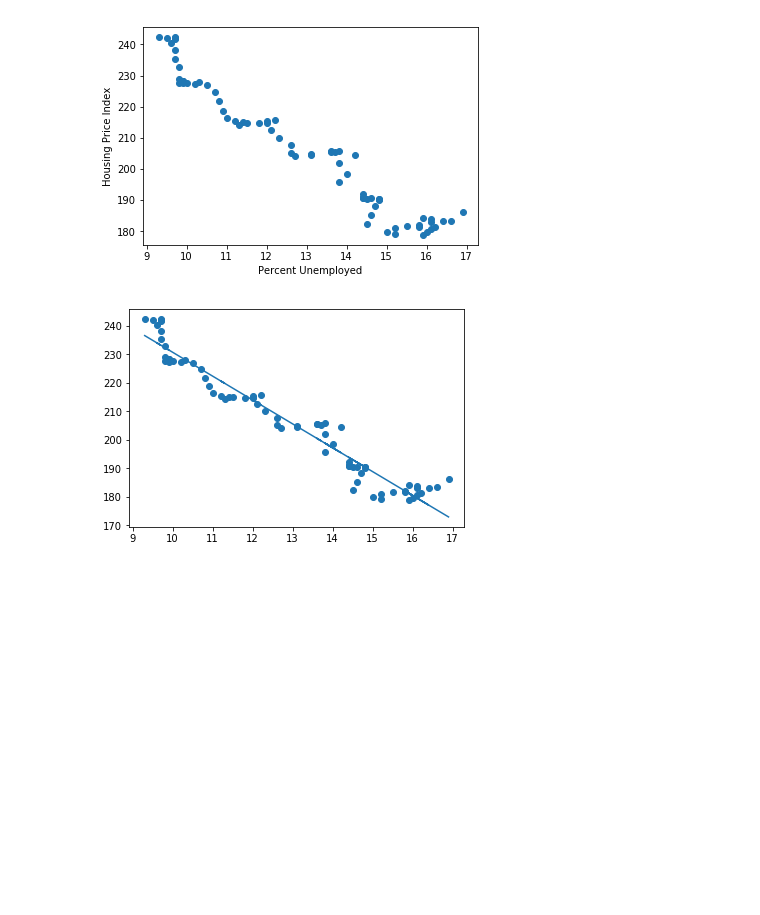
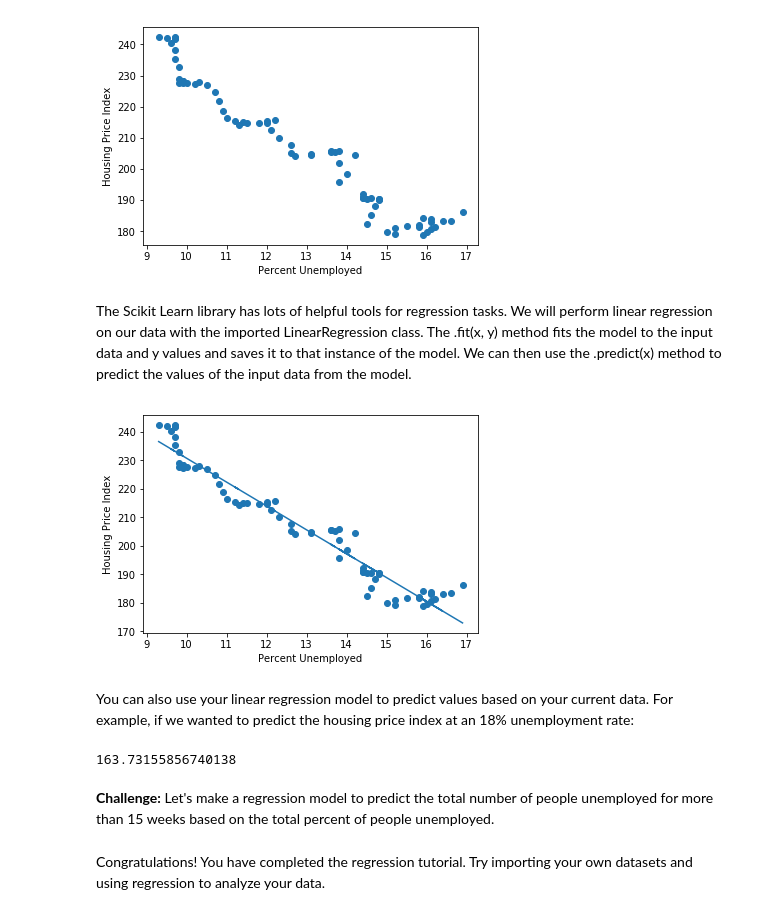
Before and after one commit to ds-modules/ECON-101B, a Jupyter notebook: Intro to Python/Intro Notebook Part 2 - Regression.ipynb, the cells around one changed output. Cells and saved outputs as stored; diff of their text form; code cells hidden in the pictures; blank space fills up the shorter version.

Commit message:
Finished regression and challenges

```diff
--- a/Intro to Python/Intro Notebook Part 2 - Regression.ipynb
+++ b/Intro to Python/Intro Notebook Part 2 - Regression.ipynb
@@ -76,17 +76,34 @@ plt.ylabel("Housing Price Index")
 plt.show()
 # %% [output]
 [figure]
+# %% [markdown]
+The Scikit Learn library has lots of helpful tools for regression tasks. We will perform linear regression on our data with the imported LinearRegression class. The .fit(x, y) method fits the model to the input data and y values and saves it to that instance of the model. We can then use the .predict(x) method to predict the values of the input data from the model.
 # %%
 from sklearn.linear_model import LinearRegression
+
 model = LinearRegression()
-x = np.reshape(total_unemployed, (73,1))
-y = np.reshape(hpi, (73,1))
+#We set x and y to our column values, and use np.reshape so that
+#the data is formatted correctly to be input into the model
+x = total_unemployed
+x = np.reshape(x, (73,1))
+y = hpi
 
-model.fit(x, hpi)
+model.fit(x, y)
 y_ = model.predict(x)
 
 plt.scatter(x, y)
 plt.plot(x, y_)
+plt.xlabel("Percent Unemployed")
+plt.ylabel("Housing Price Index")
 plt.show()
 # %% [output]
-[figure, old version]
+[figure, new version]
+# %% [markdown]
+You can also use your linear regression model to predict values based on your current data. For example, if we wanted to predict the housing price index at an 18% unemployment rate:
+# %%
+prediction = model.predict(18)
+prediction[0]
+# %% [output]
+163.73155856740138
+# %% [markdown]
+**Challenge:** Let's make a regression model to predict the total number of people unemployed for more than 15 weeks based on the total percent of people unemployed.
@@ -92,0 +128,2 @@ plt.show()
+# %% [markdown]
+Congratulations! You have completed the regression tutorial. Try importing your own datasets and using regression to analyze your data.
```
Also changed, not shown: parts of 2 cells of this notebook.
